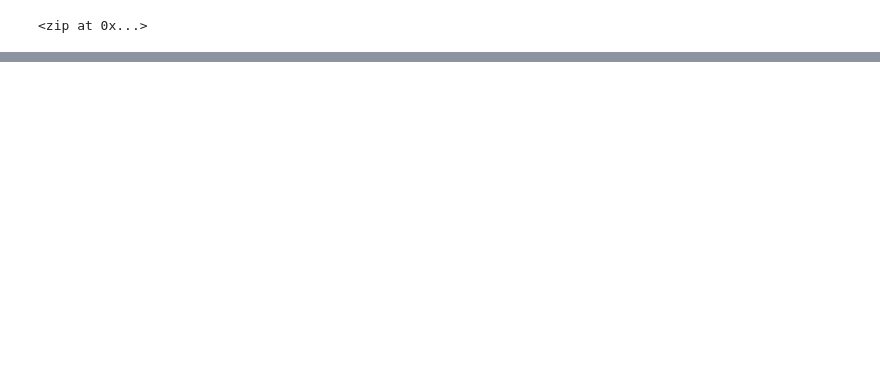
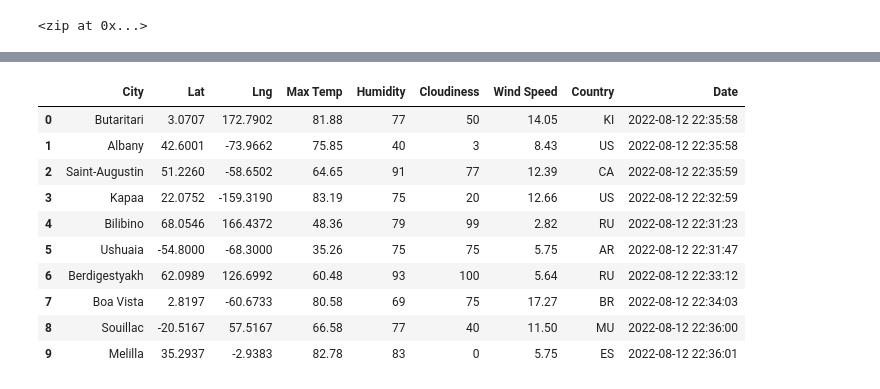
Before and after one commit to chgallegos/world_weather_analysis, a Jupyter notebook: WeatherPy.ipynb, the cells around one changed output, grey strips where cells are left out. Drawn from its saved outputs; the diff is of its cells as text; code cells hidden in the pictures; blank space fills up the shorter version.

Commit message:
Modifying .gitignore and adding WeatherPy file.

```diff
--- a/WeatherPy.ipynb
+++ b/WeatherPy.ipynb
@@ -56,0 +86,14 @@ len(cities)
+# %%
+# Starting URL for Weather Map API Call.
+url = "http://api.openweathermap.org/data/2.5/weather?units=Imperial&APPID=" + weather_api_key
+#print(url)
+# %%
+# Create an empty list to hold the weather data.
+city_data = []
+# Print the beginning of the logging.
+print("Beginning Data Retrieval     ")
+print("-----------------------------")
+
+# Create counters.
+record_count = 1
+set_count = 1
@@ -56,0 +184,16 @@ len(cities)
+# %%
+# Convert the array of dictionaries to a Pandas DataFrame.
+city_data_df = pd.DataFrame(city_data)
+city_data_df.head(10)
+# %% [output]
+|  | City | Lat | Lng | Max Temp | Humidity | Cloudiness | Wind Speed | Country | Date |
+| 0 | Butaritari | 3.0707 | 172.7902 | 81.88 | 77 | 50 | 14.05 | KI | 2022-08-12 22:35:58 |
+| 1 | Albany | 42.6001 | -73.9662 | 75.85 | 40 | 3 | 8.43 | US | 2022-08-12 22:35:58 |
+| 2 | Saint-Augustin | 51.2260 | -58.6502 | 64.65 | 91 | 77 | 12.39 | CA | 2022-08-12 22:35:59 |
+| 3 | Kapaa | 22.0752 | -159.3190 | 83.19 | 75 | 20 | 12.66 | US | 2022-08-12 22:32:59 |
+| 4 | Bilibino | 68.0546 | 166.4372 | 48.36 | 79 | 99 | 2.82 | RU | 2022-08-12 22:31:23 |
+| 5 | Ushuaia | -54.8000 | -68.3000 | 35.26 | 75 | 75 | 5.75 | AR | 2022-08-12 22:31:47 |
+| 6 | Berdigestyakh | 62.0989 | 126.6992 | 60.48 | 93 | 100 | 5.64 | RU | 2022-08-12 22:33:12 |
+| 7 | Boa Vista | 2.8197 | -60.6733 | 80.58 | 69 | 75 | 17.27 | BR | 2022-08-12 22:34:03 |
+| 8 | Souillac | -20.5167 | 57.5167 | 66.58 | 77 | 40 | 11.50 | MU | 2022-08-12 22:36:00 |
+| 9 | Melilla | 35.2937 | -2.9383 | 82.78 | 83 | 0 | 5.75 | ES | 2022-08-12 22:36:01 |
```
Also changed, not shown: parts of 11 cells of this notebook, 3 other files.
